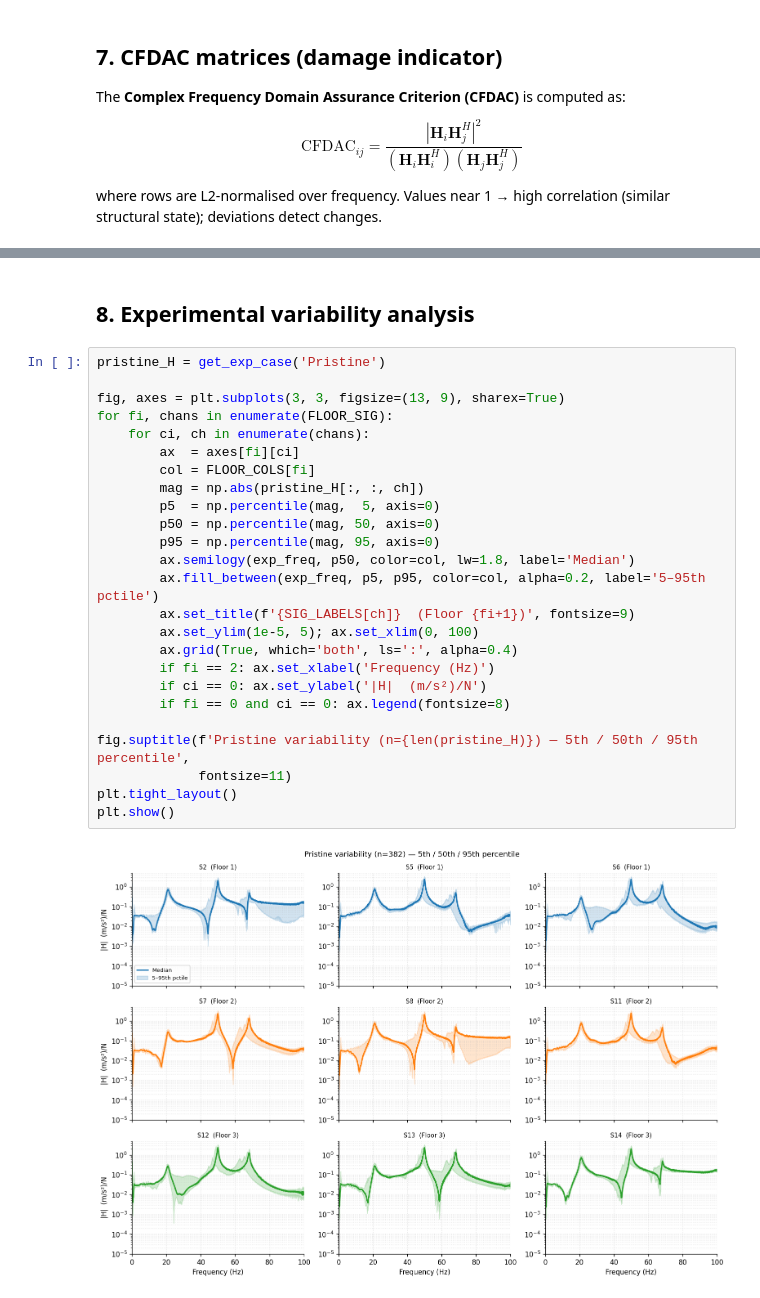
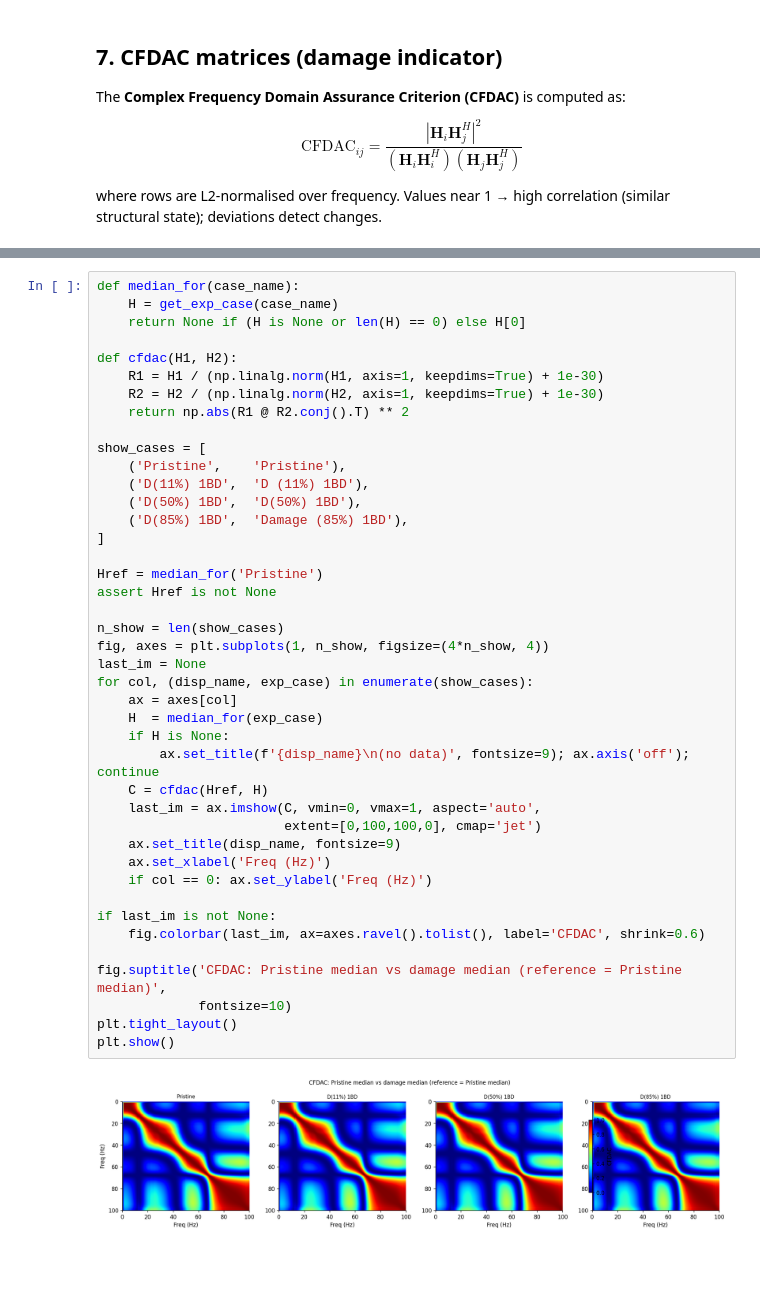
Before and after one commit to grcarmenaty/PhD_LANL, a Jupyter notebook: 3SBB_exploration.ipynb, the cells around one changed output, grey strips where cells are left out. Cells and saved outputs as stored; diff of their text form; blank space fills up the shorter version.

```diff
--- a/3SBB_exploration.ipynb
+++ b/3SBB_exploration.ipynb
@@ -538,29 +481,44 @@ plt.show()
-# %% [markdown]
-## 8. Experimental variability analysis
-# %%
-pristine_H = get_exp_case('Pristine')
-
-fig, axes = plt.subplots(3, 3, figsize=(13, 9), sharex=True)
-for fi, chans in enumerate(FLOOR_SIG):
-    for ci, ch in enumerate(chans):
-        ax  = axes[fi][ci]
-        col = FLOOR_COLS[fi]
-        mag = np.abs(pristine_H[:, :, ch])
-        p5  = np.percentile(mag,  5, axis=0)
-        p50 = np.percentile(mag, 50, axis=0)
-        p95 = np.percentile(mag, 95, axis=0)
-        ax.semilogy(exp_freq, p50, color=col, lw=1.8, label='Median')
-        ax.fill_between(exp_freq, p5, p95, color=col, alpha=0.2, label='5–95th pctile')
-        ax.set_title(f'{SIG_LABELS[ch]}  (Floor {fi+1})', fontsize=9)
-        ax.set_ylim(1e-5, 5); ax.set_xlim(0, 100)
-        ax.grid(True, which='both', ls=':', alpha=0.4)
-        if fi == 2: ax.set_xlabel('Frequency (Hz)')
-        if ci == 0: ax.set_ylabel('|H|  (m/s²)/N')
-        if fi == 0 and ci == 0: ax.legend(fontsize=8)
-
-fig.suptitle(f'Pristine variability (n={len(pristine_H)}) — 5th / 50th / 95th percentile',
-             fontsize=11)
-plt.tight_layout()
-plt.show()
-# %% [output]
-[figure, removed]
+# %%
+def median_for(case_name):
+    H = get_exp_case(case_name)
+    return None if (H is None or len(H) == 0) else H[0]
+
+def cfdac(H1, H2):
+    R1 = H1 / (np.linalg.norm(H1, axis=1, keepdims=True) + 1e-30)
+    R2 = H2 / (np.linalg.norm(H2, axis=1, keepdims=True) + 1e-30)
+    return np.abs(R1 @ R2.conj().T) ** 2
+
+show_cases = [
+    ('Pristine',    'Pristine'),
+    ('D(11%) 1BD',  'D (11%) 1BD'),
+    ('D(50%) 1BD',  'D(50%) 1BD'),
+    ('D(85%) 1BD',  'Damage (85%) 1BD'),
+]
+
+Href = median_for('Pristine')
+assert Href is not None
+
+n_show = len(show_cases)
+fig, axes = plt.subplots(1, n_show, figsize=(4*n_show, 4))
+last_im = None
+for col, (disp_name, exp_case) in enumerate(show_cases):
+    ax = axes[col]
+    H  = median_for(exp_case)
+    if H is None:
+        ax.set_title(f'{disp_name}\n(no data)', fontsize=9); ax.axis('off'); continue
+    C = cfdac(Href, H)
+    last_im = ax.imshow(C, vmin=0, vmax=1, aspect='auto',
+                        extent=[0,100,100,0], cmap='jet')
+    ax.set_title(disp_name, fontsize=9)
+    ax.set_xlabel('Freq (Hz)')
+    if col == 0: ax.set_ylabel('Freq (Hz)')
+
+if last_im is not None:
+    fig.colorbar(last_im, ax=axes.ravel().tolist(), label='CFDAC', shrink=0.6)
+
+fig.suptitle('CFDAC: Pristine median vs damage median (reference = Pristine median)',
+             fontsize=10)
+plt.tight_layout()
+plt.show()
+# %% [output]
+[figure, added]
```
Also changed, not shown: parts of 18 cells of this notebook.
